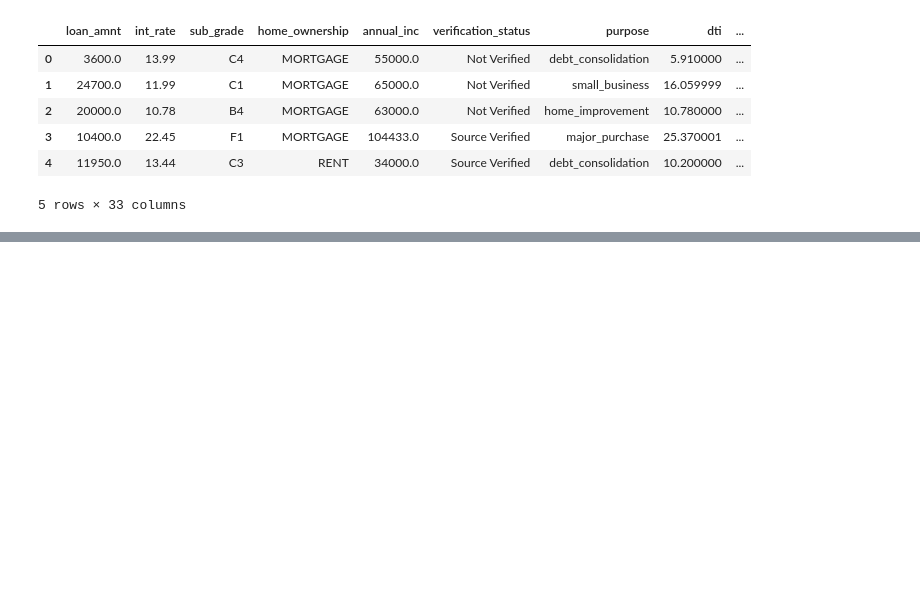
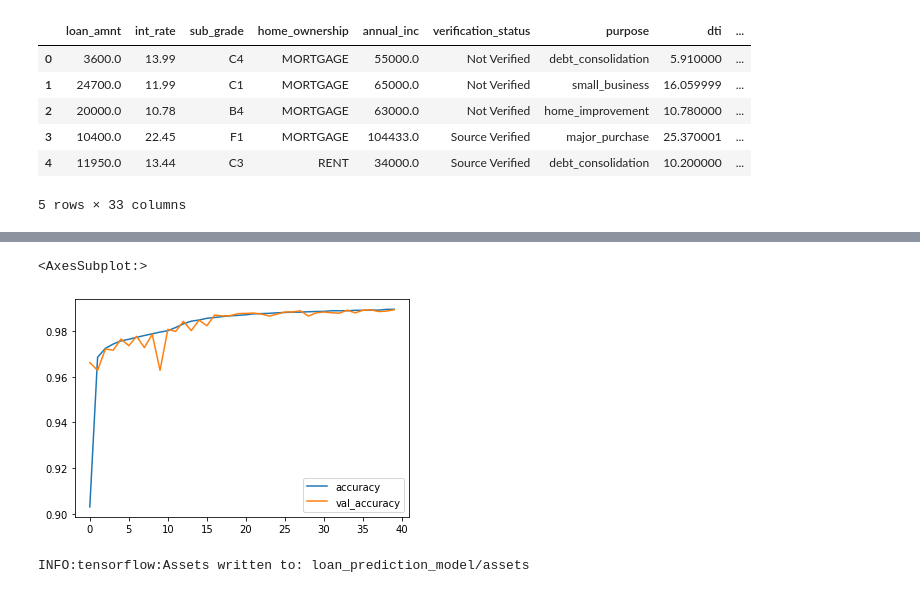
Before and after one commit to Abdulrahman-Khalid/bigdata-predict-loan-payback, a Jupyter notebook: loan_prediction.ipynb, the cells around one changed output, grey strips where cells are left out. Cells and saved outputs as stored; diff of their text form; code cells hidden in the pictures; blank space fills up the shorter version.

```diff
--- a/loan_prediction.ipynb
+++ b/loan_prediction.ipynb
@@ -632,0 +567,9 @@ pred_test.limit(10).toPandas()
+# %%
+losses[['accuracy','val_accuracy']].plot()
+# %% [output]
+<AxesSubplot:>
+[figure, added]
+# %%
+model.save('loan_prediction_model')
+# %% [output]
+INFO:tensorflow:Assets written to: loan_prediction_model/assets
```
Also changed, not shown: parts of 56 cells of this notebook.
